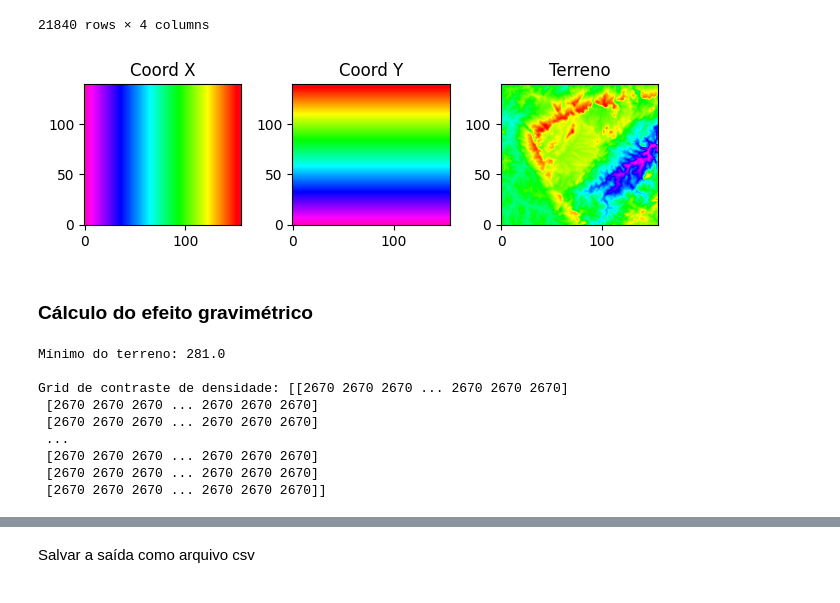
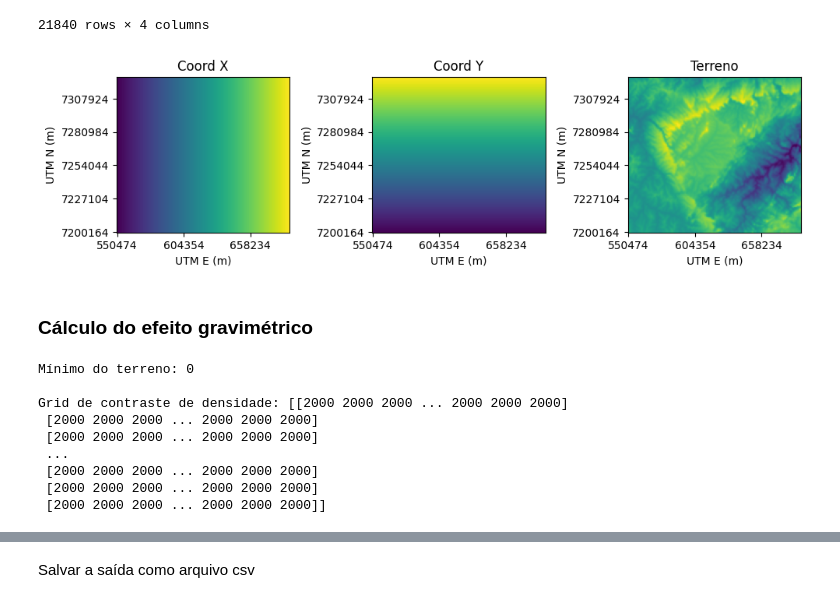
Before and after one commit to lszam/ensino, a Jupyter notebook: geof_grav/geof_grav_boug.ipynb, the cells around one changed output, grey strips where cells are left out. Saved outputs shown, nothing was run; the diff lists cells and outputs as text; code cells hidden in the pictures.

```diff
--- a/geof_grav/geof_grav_boug.ipynb
+++ b/geof_grav/geof_grav_boug.ipynb
@@ -137,58 +149,78 @@ pontos_NORTE=[]
 [pontos_LESTE.append(item) for item in vetor_LESTE if not pontos_LESTE.count(item)]
 [pontos_NORTE.append(item) for item in vetor_NORTE if not pontos_NORTE.count(item)]
 
 #Salvar número de itens a leste e a norte
 n_l = np.size(pontos_LESTE)
 n_n = np.size(pontos_NORTE)
 
 #Grid
 grid_LESTE, grid_NORTE = np.meshgrid(pontos_LESTE, pontos_NORTE) #mesh
 grid_TOPO = np.reshape(vetor_TOPO, (n_n, n_l)) #de 1D para 2D
 
 #Salva as posições dos prismas como array
 pontos_LESTE = np.array(pontos_LESTE)
 pontos_NORTE = np.array(pontos_NORTE)
 
+#Plotar mapas
+plt.figure(figsize=(10, 6))  #tamanho da figura
+
 plt.subplot(1, 3, 1)
 plt.title("Coord X")
-plt.imshow(grid_LESTE, cmap='gist_rainbow_r')
+plt.imshow(grid_LESTE, cmap='viridis')
 plt.gca().set_aspect("equal")
+plt.xticks(range(0, len(pontos_LESTE), 60), [int(round(val, 0)) for val in pontos_LESTE[::60]])
+plt.yticks(range(0, len(pontos_NORTE), 30), [int(round(val, 0)) for val in pontos_NORTE[::30]])
+plt.xlabel('UTM E (m)')
+plt.ylabel('UTM N (m)')
 plt.gca().invert_yaxis() #eixo com zero na base
+
 plt.subplot(1, 3, 2)
 plt.title("Coord Y")
-plt.imshow(grid_NORTE, cmap='gist_rainbow_r')
+plt.imshow(grid_NORTE, cmap='viridis')
 plt.gca().set_aspect("equal")
+plt.xticks(range(0, len(pontos_LESTE), 60), [int(round(val, 0)) for val in pontos_LESTE[::60]])
+plt.yticks(range(0, len(pontos_NORTE), 30), [int(round(val, 0)) for val in pontos_NORTE[::30]])
+plt.xlabel('UTM E (m)')
+plt.ylabel('UTM N (m)')
 plt.gca().invert_yaxis() #eixo com zero na base
+
 plt.subplot(1, 3, 3)
 plt.title("Terreno")
-plt.imshow(grid_TOPO, cmap='gist_rainbow_r')
+plt.imshow(grid_TOPO, cmap='viridis')
 plt.gca().set_aspect("equal")
+plt.xticks(range(0, len(pontos_LESTE), 60), [int(round(val, 0)) for val in pontos_LESTE[::60]])
+plt.yticks(range(0, len(pontos_NORTE), 30), [int(round(val, 0)) for val in pontos_NORTE[::30]])
+plt.xlabel('UTM E (m)')
+plt.ylabel('UTM N (m)')
 plt.gca().invert_yaxis() #eixo com zero na base
+
 plt.tight_layout()
 plt.show()
 # %% [output]
-[figure, old version]
+[figure, new version]
 # %% [markdown]
 ### Cálculo do efeito gravimétrico
 # %%
 # Efeito gravimétrico - prismas
 #BOUGUER EM TERRA
-referencia = np.round(np.min(grid_TOPO))-1 #base dos prismas
+referencia = 0 #base dos prismas
+#referencia = np.round(np.min(grid_TOPO))-1 #base dos prismas
+
 print ("Mínimo do terreno:", referencia, "\n")
 # Densidade dos prismas
-contraste = 2670 #para corpos d'agua, usar 1270
+contraste = 2000 #para terra
 densidade = contraste * np.ones_like(grid_LESTE)
 print("Grid de contraste de densidade:", densidade)
 # %% [output]
-Mínimo do terreno: 281.0
+Mínimo do terreno: 0
 
-Grid de contraste de densidade: [[2670 2670 2670 ... 2670 2670 2670]
- [2670 2670 2670 ... 2670 2670 2670]
- [2670 2670 2670 ... 2670 2670 2670]
+Grid de contraste de densidade: [[2000 2000 2000 ... 2000 2000 2000]
+ [2000 2000 2000 ... 2000 2000 2000]
+ [2000 2000 2000 ... 2000 2000 2000]
  ...
- [2670 2670 2670 ... 2670 2670 2670]
- [2670 2670 2670 ... 2670 2670 2670]
- [2670 2670 2670 ... 2670 2670 2670]]
+ [2000 2000 2000 ... 2000 2000 2000]
+ [2000 2000 2000 ... 2000 2000 2000]
+ [2000 2000 2000 ... 2000 2000 2000]]
 # %%
 # Forma dos prismas
 prisms_centers = (grid_LESTE, grid_NORTE) #coordenadas dos prismas
```
Also changed, not shown: parts of 10 cells of this notebook, 13 other files.
